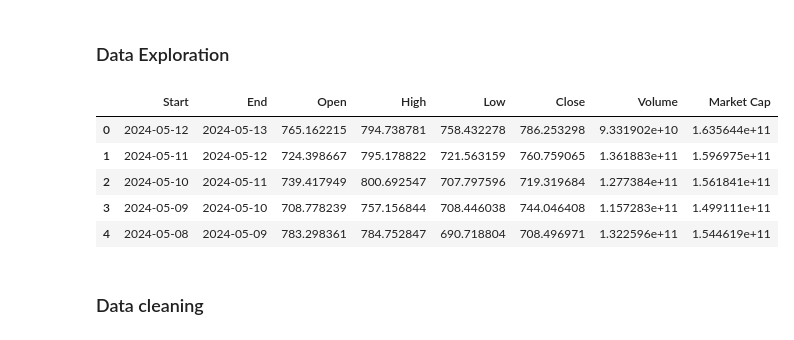
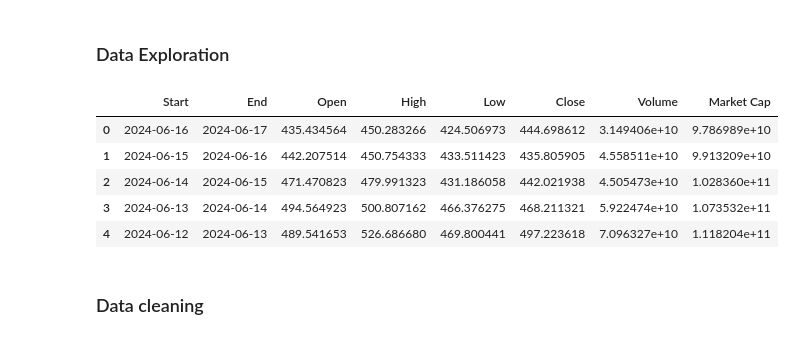
Before and after one commit to randellmwania/Worldcoin-price-Analysis-and-prediction, a Jupyter notebook: wld.ipynb, the cells around one changed output. Saved outputs shown, nothing was run; the diff lists cells and outputs as text; code cells hidden in the pictures.

```diff
--- a/wld.ipynb
+++ b/wld.ipynb
@@ -16,15 +16,15 @@ from sklearn.svm import SVR
 # %% [markdown]
 ### Data Exploration
 # %%
-df = pd.read_csv("worldcoin-org_2023-07-24_2024-05-13.csv")
+df = pd.read_csv("worldcoin-org_2019-06-19_2024-06-17.csv")
 df.head()
 # %% [output]
 |  | Start | End | Open | High | Low | Close | Volume | Market Cap |
-| 0 | 2024-05-12 | 2024-05-13 | 765.162215 | 794.738781 | 758.432278 | 786.253298 | 9.331902e+10 | 1.635644e+11 |
-| 1 | 2024-05-11 | 2024-05-12 | 724.398667 | 795.178822 | 721.563159 | 760.759065 | 1.361883e+11 | 1.596975e+11 |
-| 2 | 2024-05-10 | 2024-05-11 | 739.417949 | 800.692547 | 707.797596 | 719.319684 | 1.277384e+11 | 1.561841e+11 |
-| 3 | 2024-05-09 | 2024-05-10 | 708.778239 | 757.156844 | 708.446038 | 744.046408 | 1.157283e+11 | 1.499111e+11 |
-| 4 | 2024-05-08 | 2024-05-09 | 783.298361 | 784.752847 | 690.718804 | 708.496971 | 1.322596e+11 | 1.544619e+11 |
+| 0 | 2024-06-16 | 2024-06-17 | 435.434564 | 450.283266 | 424.506973 | 444.698612 | 3.149406e+10 | 9.786989e+10 |
+| 1 | 2024-06-15 | 2024-06-16 | 442.207514 | 450.754333 | 433.511423 | 435.805905 | 4.558511e+10 | 9.913209e+10 |
+| 2 | 2024-06-14 | 2024-06-15 | 471.470823 | 479.991323 | 431.186058 | 442.021938 | 4.505473e+10 | 1.028360e+11 |
+| 3 | 2024-06-13 | 2024-06-14 | 494.564923 | 500.807162 | 466.376275 | 468.211321 | 5.922474e+10 | 1.073532e+11 |
+| 4 | 2024-06-12 | 2024-06-13 | 489.541653 | 526.686680 | 469.800441 | 497.223618 | 7.096327e+10 | 1.118204e+11 |
 # %% [markdown]
 ### Data cleaning
 # %%
```
Also changed, not shown: parts of 7 cells of this notebook, 8 other files.
